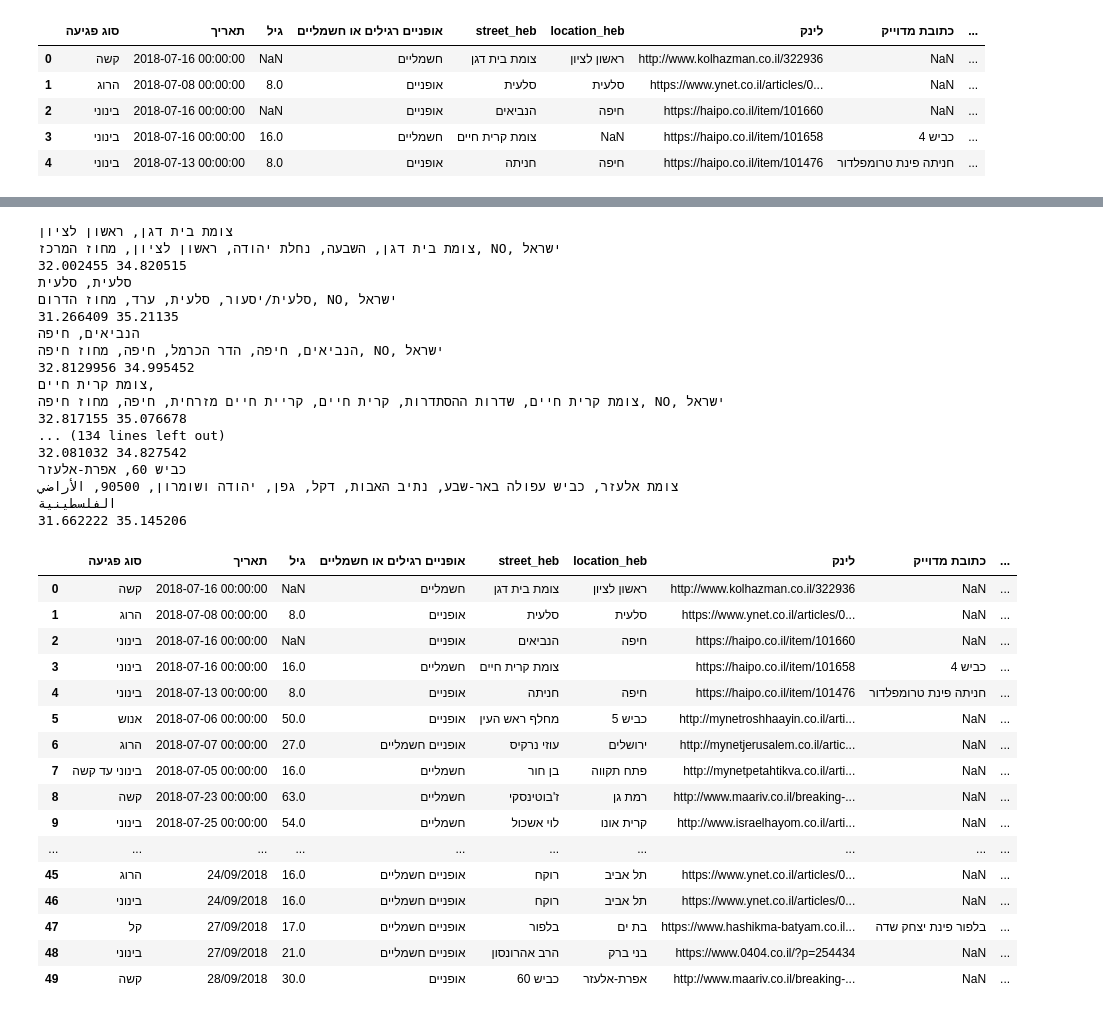
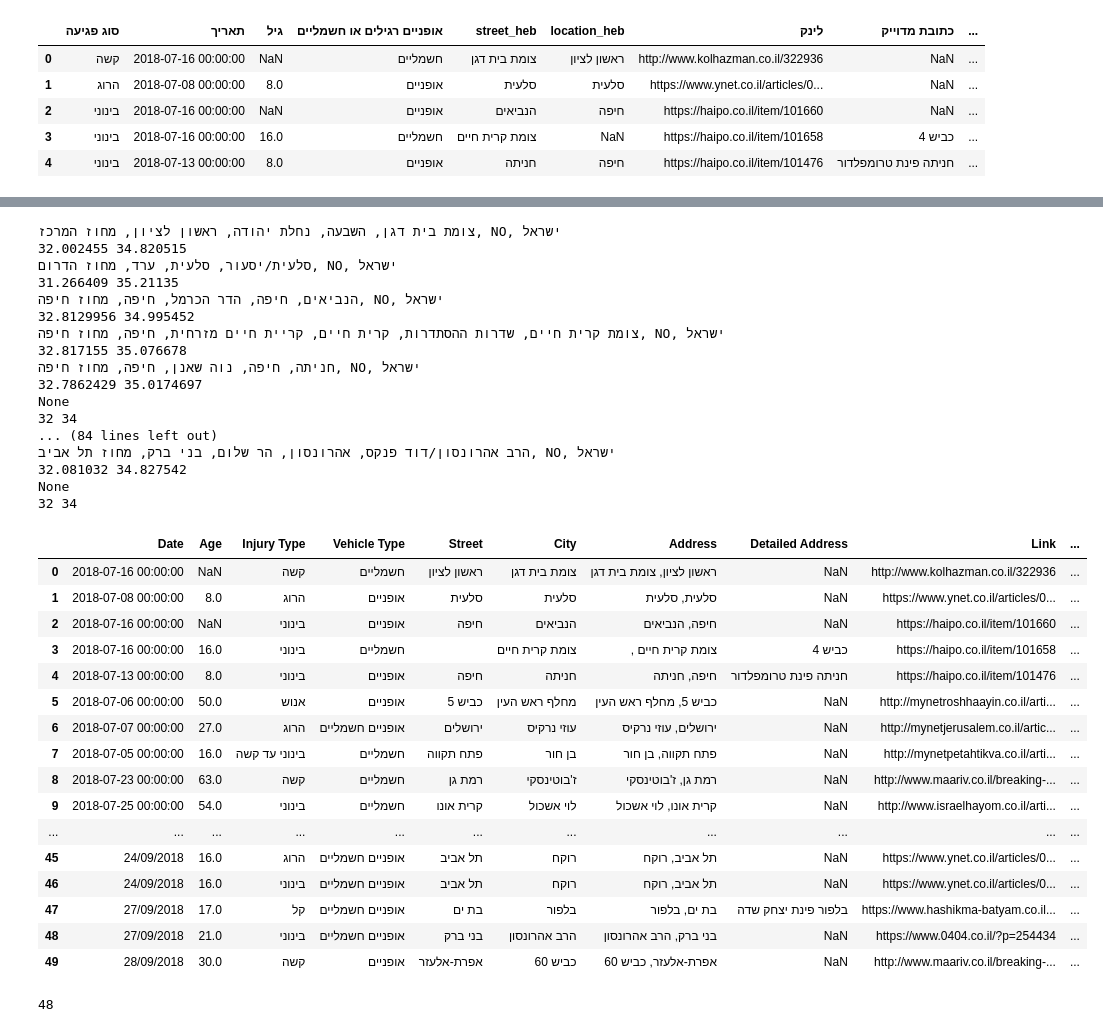
Before and after one commit to est987/BikeAccidentMapper, a Jupyter notebook: Bike Accidents Mapper.ipynb, the cells around one changed output, grey strips where cells are left out. Drawn from its saved outputs; the diff is of its cells as text; code cells hidden in the pictures.

```diff
--- a/Bike Accidents Mapper.ipynb
+++ b/Bike Accidents Mapper.ipynb
@@ -58,18 +77,24 @@ df
 # %%
+#create empty lists for location, lat and long
 locations = []
 latitudes = []
 longitudes = []
-for index, row in df.iterrows():
-    address = row['Address_heb']
-    print(address)
+
+#iterate between each row in df2 and geocode location based on 'Address'
+for index, row in df2.iterrows():
+    address = row['Address']
+    #print(address)
     location = geolocator.geocode(address, timeout=10)
     locations.append(location)
     print(location)
+    #add long/lat
     if(location != None):
+        #if location exists
         print(location.latitude,location.longitude)
         latitudes.append(location.latitude)
         longitudes.append(location.longitude)
     else:
+        #if no location set default lat,long - 32,34
         print(32,34)
         latitudes.append(32)
         longitudes.append(34)
@@ -77,20 +102,20 @@ for index, row in df.iterrows():
 
 #print(locations)
 # %% [output]
-צומת בית דגן, ראשון לציון
 צומת בית דגן, השבעה, נחלת יהודה, ראשון לציון, מחוז המרכז, NO, ישראל
 32.002455 34.820515
-סלעית, סלעית
 סלעית/יסעור, סלעית, ערד, מחוז הדרום, NO, ישראל
 31.266409 35.21135
-הנביאים, חיפה
 הנביאים, חיפה, הדר הכרמל, חיפה, מחוז חיפה, NO, ישראל
 32.8129956 34.995452
-צומת קרית חיים,
 צומת קרית חיים, שדרות ההסתדרות, קרית חיים, קריית חיים מזרחית, חיפה, מחוז חיפה, NO, ישראל
 32.817155 35.076678
-... (134 lines left out)
+חניתה, חיפה, נוה שאנן, חיפה, מחוז חיפה, NO, ישראל
+32.7862429 35.0174697
+None
+32 34
+... (84 lines left out)
+הרב אהרונסון/דוד פנקס, אהרונסון, הר שלום, בני ברק, מחוז תל אביב, NO, ישראל
 32.081032 34.827542
-כביש 60, אפרת-אלעזר
-צומת אלעזר, כביש עפולה באר-שבע, נתיב האבות, דקל, גפן, יהודה ושומרון, 90500, الأراضي الفلسطينية
-31.662222 35.145206
+None
+32 34
@@ -101,20 +121,0 @@ df['long'] = longitudes
-# %%
-df
-# %% [output]
-|  | סוג פגיעה | תאריך | גיל | אופניים רגילים או חשמליים | street_heb | location_heb | לינק | כתובת מדוייק | ... |
-| 0 | קשה | 2018-07-16 00:00:00 | NaN | חשמליים | צומת בית דגן | ראשון לציון | http://www.kolhazman.co.il/322936 | NaN | ... |
-| 1 | הרוג | 2018-07-08 00:00:00 | 8.0 | אופניים | סלעית | סלעית | https://www.ynet.co.il/articles/0... | NaN | ... |
-| 2 | בינוני | 2018-07-16 00:00:00 | NaN | אופניים | הנביאים | חיפה | https://haipo.co.il/item/101660 | NaN | ... |
-| 3 | בינוני | 2018-07-16 00:00:00 | 16.0 | חשמליים | צומת קרית חיים |  | https://haipo.co.il/item/101658 | כביש 4 | ... |
-| 4 | בינוני | 2018-07-13 00:00:00 | 8.0 | אופניים | חניתה | חיפה | https://haipo.co.il/item/101476 | חניתה פינת טרומפלדור | ... |
-| 5 | אנוש | 2018-07-06 00:00:00 | 50.0 | אופניים | מחלף ראש העין | כביש 5 | http://mynetroshhaayin.co.il/arti... | NaN | ... |
-| 6 | הרוג | 2018-07-07 00:00:00 | 27.0 | אופניים חשמליים | עוזי נרקיס | ירושלים | http://mynetjerusalem.co.il/artic... | NaN | ... |
-| 7 | בינוני עד קשה | 2018-07-05 00:00:00 | 16.0 | חשמליים | בן חור | פתח תקווה | http://mynetpetahtikva.co.il/arti... | NaN | ... |
-| 8 | קשה | 2018-07-23 00:00:00 | 63.0 | חשמליים | ז'בוטינסקי | רמת גן | http://www.maariv.co.il/breaking-... | NaN | ... |
-| 9 | בינוני | 2018-07-25 00:00:00 | 54.0 | חשמליים | לוי אשכול | קרית אונו | http://www.israelhayom.co.il/arti... | NaN | ... |
-| ... | ... | ... | ... | ... | ... | ... | ... | ... | ... |
-| 45 | הרוג | 24/09/2018 | 16.0 | אופניים חשמליים | רוקח | תל אביב | https://www.ynet.co.il/articles/0... | NaN | ... |
-| 46 | בינוני | 24/09/2018 | 16.0 | אופניים חשמליים | רוקח | תל אביב | https://www.ynet.co.il/articles/0... | NaN | ... |
-| 47 | קל | 27/09/2018 | 17.0 | אופניים חשמליים | בלפור | בת ים | https://www.hashikma-batyam.co.il... | בלפור פינת יצחק שדה | ... |
-| 48 | בינוני | 27/09/2018 | 21.0 | אופניים חשמליים | הרב אהרונסון | בני ברק | https://www.0404.co.il/?p=254434 | NaN | ... |
-| 49 | קשה | 28/09/2018 | 30.0 | אופניים | כביש 60 | אפרת-אלעזר | http://www.maariv.co.il/breaking-... | NaN | ... |
@@ -122,0 +127,20 @@ df
+# %%
+df2
+# %% [output]
+|  | Date | Age | Injury Type | Vehicle Type | Street | City | Address | Detailed Address | Link | ... |
+| 0 | 2018-07-16 00:00:00 | NaN | קשה | חשמליים | ראשון לציון | צומת בית דגן | ראשון לציון, צומת בית דגן | NaN | http://www.kolhazman.co.il/322936 | ... |
+| 1 | 2018-07-08 00:00:00 | 8.0 | הרוג | אופניים | סלעית | סלעית | סלעית, סלעית | NaN | https://www.ynet.co.il/articles/0... | ... |
+| 2 | 2018-07-16 00:00:00 | NaN | בינוני | אופניים | חיפה | הנביאים | חיפה, הנביאים | NaN | https://haipo.co.il/item/101660 | ... |
+| 3 | 2018-07-16 00:00:00 | 16.0 | בינוני | חשמליים |  | צומת קרית חיים | , צומת קרית חיים | כביש 4 | https://haipo.co.il/item/101658 | ... |
+| 4 | 2018-07-13 00:00:00 | 8.0 | בינוני | אופניים | חיפה | חניתה | חיפה, חניתה | חניתה פינת טרומפלדור | https://haipo.co.il/item/101476 | ... |
+| 5 | 2018-07-06 00:00:00 | 50.0 | אנוש | אופניים | כביש 5 | מחלף ראש העין | כביש 5, מחלף ראש העין | NaN | http://mynetroshhaayin.co.il/arti... | ... |
+| 6 | 2018-07-07 00:00:00 | 27.0 | הרוג | אופניים חשמליים | ירושלים | עוזי נרקיס | ירושלים, עוזי נרקיס | NaN | http://mynetjerusalem.co.il/artic... | ... |
+| 7 | 2018-07-05 00:00:00 | 16.0 | בינוני עד קשה | חשמליים | פתח תקווה | בן חור | פתח תקווה, בן חור | NaN | http://mynetpetahtikva.co.il/arti... | ... |
+| 8 | 2018-07-23 00:00:00 | 63.0 | קשה | חשמליים | רמת גן | ז'בוטינסקי | רמת גן, ז'בוטינסקי | NaN | http://www.maariv.co.il/breaking-... | ... |
+| 9 | 2018-07-25 00:00:00 | 54.0 | בינוני | חשמליים | קרית אונו | לוי אשכול | קרית אונו, לוי אשכול | NaN | http://www.israelhayom.co.il/arti... | ... |
+| ... | ... | ... | ... | ... | ... | ... | ... | ... | ... | ... |
+| 45 | 24/09/2018 | 16.0 | הרוג | אופניים חשמליים | תל אביב | רוקח | תל אביב, רוקח | NaN | https://www.ynet.co.il/articles/0... | ... |
+| 46 | 24/09/2018 | 16.0 | בינוני | אופניים חשמליים | תל אביב | רוקח | תל אביב, רוקח | NaN | https://www.ynet.co.il/articles/0... | ... |
+| 47 | 27/09/2018 | 17.0 | קל | אופניים חשמליים | בת ים | בלפור | בת ים, בלפור | בלפור פינת יצחק שדה | https://www.hashikma-batyam.co.il... | ... |
+| 48 | 27/09/2018 | 21.0 | בינוני | אופניים חשמליים | בני ברק | הרב אהרונסון | בני ברק, הרב אהרונסון | NaN | https://www.0404.co.il/?p=254434 | ... |
+| 49 | 28/09/2018 | 30.0 | קשה | אופניים | אפרת-אלעזר | כביש 60 | אפרת-אלעזר, כביש 60 | NaN | http://www.maariv.co.il/breaking-... | ... |
@@ -122,0 +153,4 @@ df
+# %%
+accidentByAge['count'].sum()
+# %% [output]
+48
```
Also changed, not shown: parts of 25 cells of this notebook, 6 other files.
